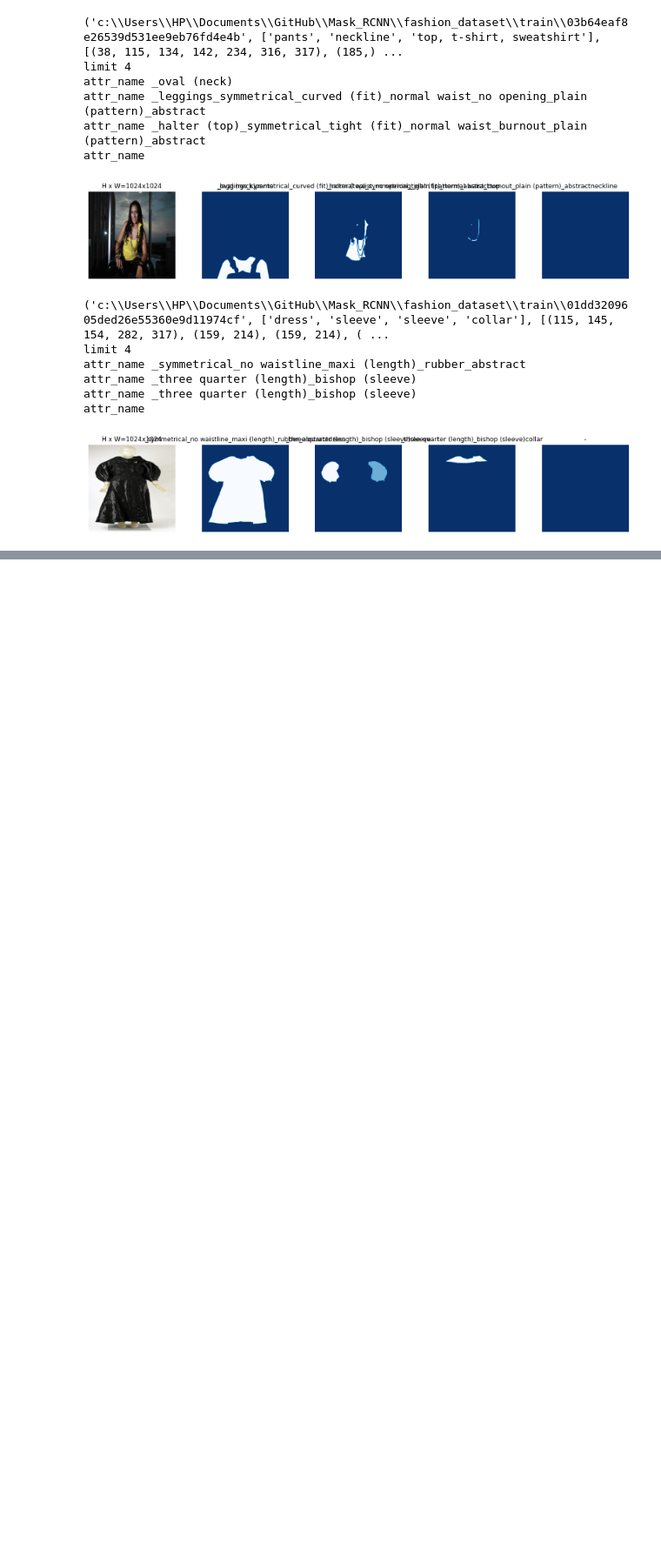
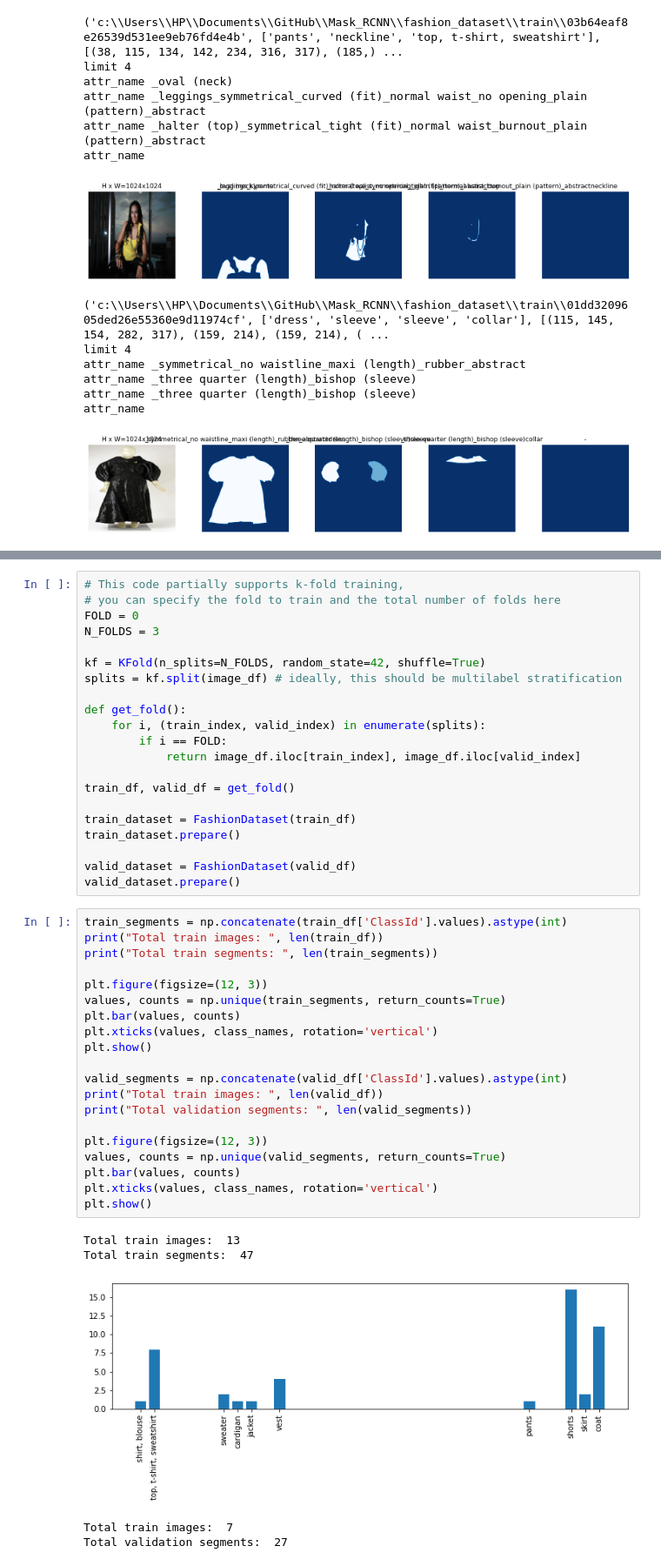
Before and after one commit to chan4899/Mask_RCNN, a Jupyter notebook: samples/fashion_FGC/fashion.ipynb, the cells around one changed output, grey strips where cells are left out. Shown at 87% size. Saved outputs shown, nothing was run; the diff lists cells and outputs as text; blank space fills up the shorter version.

```diff
--- a/samples/fashion_FGC/fashion.ipynb
+++ b/samples/fashion_FGC/fashion.ipynb
@@ -229,0 +227,47 @@ attr_name
+# %%
+# This code partially supports k-fold training,
+# you can specify the fold to train and the total number of folds here
+FOLD = 0
+N_FOLDS = 3
+
+kf = KFold(n_splits=N_FOLDS, random_state=42, shuffle=True)
+splits = kf.split(image_df) # ideally, this should be multilabel stratification
+
+def get_fold():
+    for i, (train_index, valid_index) in enumerate(splits):
+        if i == FOLD:
+            return image_df.iloc[train_index], image_df.iloc[valid_index]
+
+train_df, valid_df = get_fold()
+
+train_dataset = FashionDataset(train_df)
+train_dataset.prepare()
+
+valid_dataset = FashionDataset(valid_df)
+valid_dataset.prepare()
+# %%
+train_segments = np.concatenate(train_df['ClassId'].values).astype(int)
+print("Total train images: ", len(train_df))
+print("Total train segments: ", len(train_segments))
+
+plt.figure(figsize=(12, 3))
+values, counts = np.unique(train_segments, return_counts=True)
+plt.bar(values, counts)
+plt.xticks(values, class_names, rotation='vertical')
+plt.show()
+
+valid_segments = np.concatenate(valid_df['ClassId'].values).astype(int)
+print("Total train images: ", len(valid_df))
+print("Total validation segments: ", len(valid_segments))
+
+plt.figure(figsize=(12, 3))
+values, counts = np.unique(valid_segments, return_counts=True)
+plt.bar(values, counts)
+plt.xticks(values, class_names, rotation='vertical')
+plt.show()
+# %% [output]
+Total train images:  13
+Total train segments:  47
+[figure, added]
+Total train images:  7
+Total validation segments:  27
```
Also changed, not shown: parts of 5 cells of this notebook, 2 other files.
